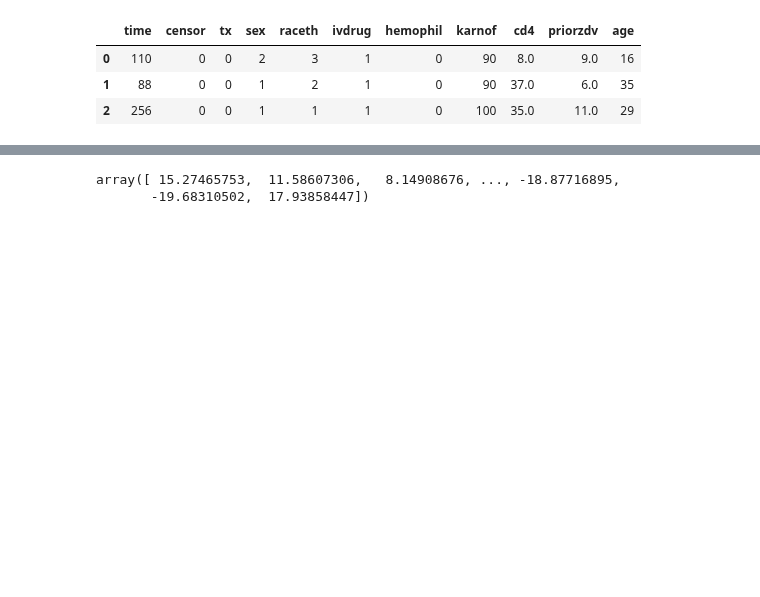
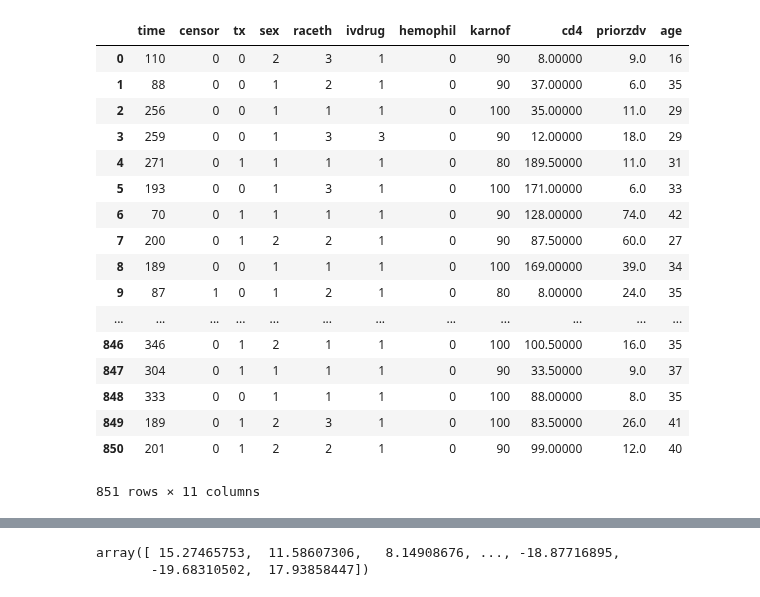
Before and after one commit to latlio/SurvivalAnalysis, a Jupyter notebook: XGBoost.ipynb, the cells around one changed output, grey strips where cells are left out. Saved outputs shown, nothing was run; the diff lists cells and outputs as text; code cells hidden in the pictures; blank space fills up the shorter version.

```diff
--- a/XGBoost.ipynb
+++ b/XGBoost.ipynb
@@ -14,12 +15,26 @@ data = pd.read_csv("AIDSdata.csv")
 # (and thus highly correlated with) from other predictor variables.
 data = data.drop(['id', 'time_d', 'censor_d', 'txgrp', 'strat2', 'time_d'], axis=1)
 # %%
-data.head(3)
+data
 # %% [output]
 |  | time | censor | tx | sex | raceth | ivdrug | hemophil | karnof | cd4 | priorzdv | age |
-| 0 | 110 | 0 | 0 | 2 | 3 | 1 | 0 | 90 | 8.0 | 9.0 | 16 |
-| 1 | 88 | 0 | 0 | 1 | 2 | 1 | 0 | 90 | 37.0 | 6.0 | 35 |
-| 2 | 256 | 0 | 0 | 1 | 1 | 1 | 0 | 100 | 35.0 | 11.0 | 29 |
+| 0 | 110 | 0 | 0 | 2 | 3 | 1 | 0 | 90 | 8.00000 | 9.0 | 16 |
+| 1 | 88 | 0 | 0 | 1 | 2 | 1 | 0 | 90 | 37.00000 | 6.0 | 35 |
+| 2 | 256 | 0 | 0 | 1 | 1 | 1 | 0 | 100 | 35.00000 | 11.0 | 29 |
+| 3 | 259 | 0 | 0 | 1 | 3 | 3 | 0 | 90 | 12.00000 | 18.0 | 29 |
+| 4 | 271 | 0 | 1 | 1 | 1 | 1 | 0 | 80 | 189.50000 | 11.0 | 31 |
+| 5 | 193 | 0 | 0 | 1 | 3 | 1 | 0 | 100 | 171.00000 | 6.0 | 33 |
+| 6 | 70 | 0 | 1 | 1 | 1 | 1 | 0 | 90 | 128.00000 | 74.0 | 42 |
+| 7 | 200 | 0 | 1 | 2 | 2 | 1 | 0 | 90 | 87.50000 | 60.0 | 27 |
+| 8 | 189 | 0 | 0 | 1 | 1 | 1 | 0 | 100 | 169.00000 | 39.0 | 34 |
+| 9 | 87 | 1 | 0 | 1 | 2 | 1 | 0 | 80 | 8.00000 | 24.0 | 35 |
+| ... | ... | ... | ... | ... | ... | ... | ... | ... | ... | ... | ... |
+| 846 | 346 | 0 | 1 | 2 | 1 | 1 | 0 | 100 | 100.50000 | 16.0 | 35 |
+| 847 | 304 | 0 | 1 | 1 | 1 | 1 | 0 | 90 | 33.50000 | 9.0 | 37 |
+| 848 | 333 | 0 | 0 | 1 | 1 | 1 | 0 | 100 | 88.00000 | 8.0 | 35 |
+| 849 | 189 | 0 | 1 | 2 | 3 | 1 | 0 | 100 | 83.50000 | 26.0 | 41 |
+| 850 | 201 | 0 | 1 | 2 | 2 | 1 | 0 | 90 | 99.00000 | 12.0 | 40 |
+851 rows × 11 columns
 # %%
 # We now separate predictors and labels
 y = data[['time']]
```
Also changed, not shown: parts of 14 cells of this notebook.
